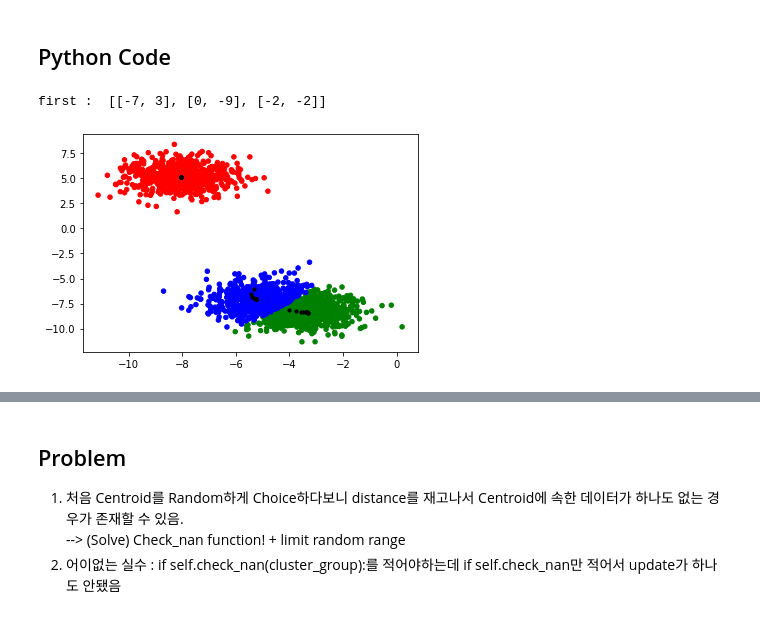
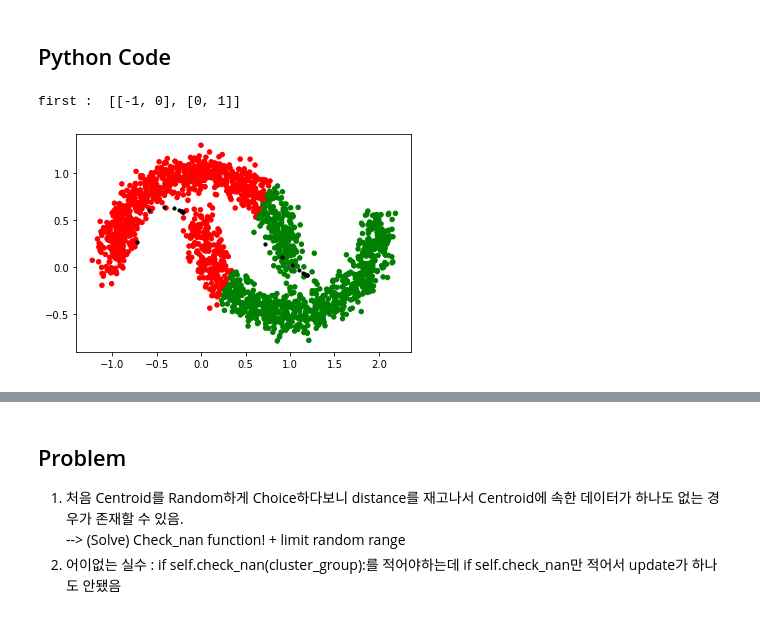
Before and after one commit to Kaya176/Memo, a Jupyter notebook: K-Means.ipynb, the cells around one changed output, grey strips where cells are left out. Cells and saved outputs as stored; diff of their text form; code cells hidden in the pictures.

```diff
--- a/K-Means.ipynb
+++ b/K-Means.ipynb
@@ -19,3 +20,7 @@ plt.scatter(X[:,0],X[:,1],color = rgb[y])
 # %% [output]
 <matplotlib.collections.PathCollection at 0x...>
 [figure]
+# %%
+X1,y1 = make_moons(2000,noise = 0.1)
+rgb = np.array(["r","g","b"])
+plt.scatter(X1[:,0],X1[:,1],color = rgb[y1])
@@ -106,36 +114,37 @@ class K_Means():
         state = 1
         for loop in range(self.max_iter):
 
             cluster_group = self.Create_Cluster(centroid,data)
 
             if self.check_nan(cluster_group):
                 centroid = self.init_Centroid(data)
                 print("new Centroid : ",centroid)
                 continue
             centroid = self.update_Centroid(cluster_group)
         return cluster_group
 
 
 def draw_graph(result,save_data):
     y = list()
     data = list()
     for i in range(3):
         data.extend(result[i])
         for j in range(len(result[i])):
             y.append(i)
 
     data = np.array(data)
     y = np.array(y)
     rgb = np.array(["r","g","b"])
     plt.scatter(data[:,0],data[:,1],color = rgb[y],s = 20)
     plt.scatter(np.array(save_data)[:,0],np.array(save_data)[:,1],color = 'black',s = 10)
 
 
 if __name__ == '__main__':
-    k_means = K_Means(k = 3,max_iter = 10)
-    result = k_means.fit(X)
-    save_data = k_means.get_save_centroid_history()
-    draw_graph(result,save_data)
+    #Make Moons
+    k_means1 = K_Means(k = 2,max_iter = 10)
+    result1 = k_means1.fit(X1)
+    save_data1 = k_means1.get_save_centroid_history()
+    draw_graph(result1,save_data1)
 # %% [output]
-first :  [[-7, 3], [0, -9], [-2, -2]]
+first :  [[-1, 0], [0, 1]]
-[figure, old version]
+[figure, new version]
```
Also changed, not shown: parts of 6 cells of this notebook, 1 other file.
